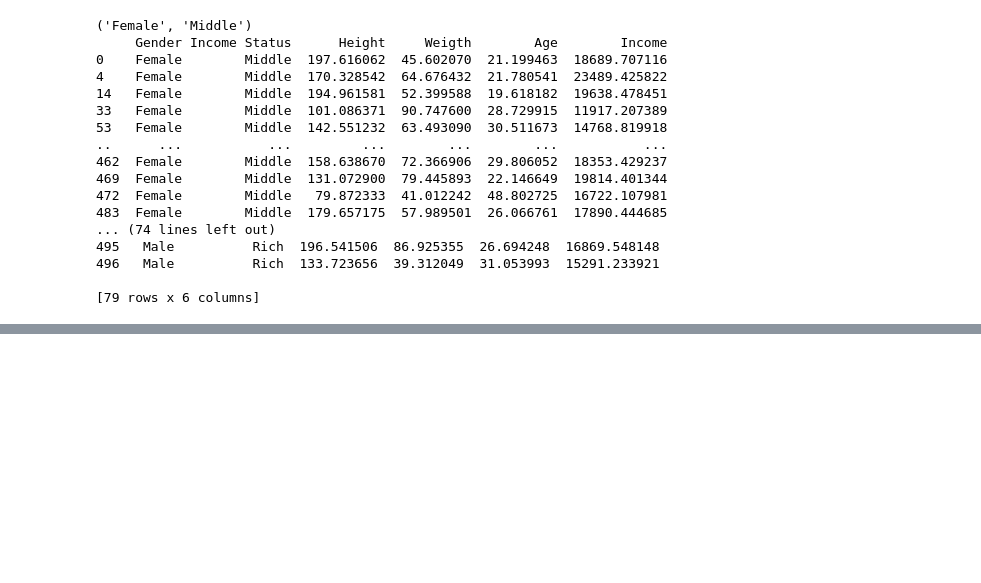
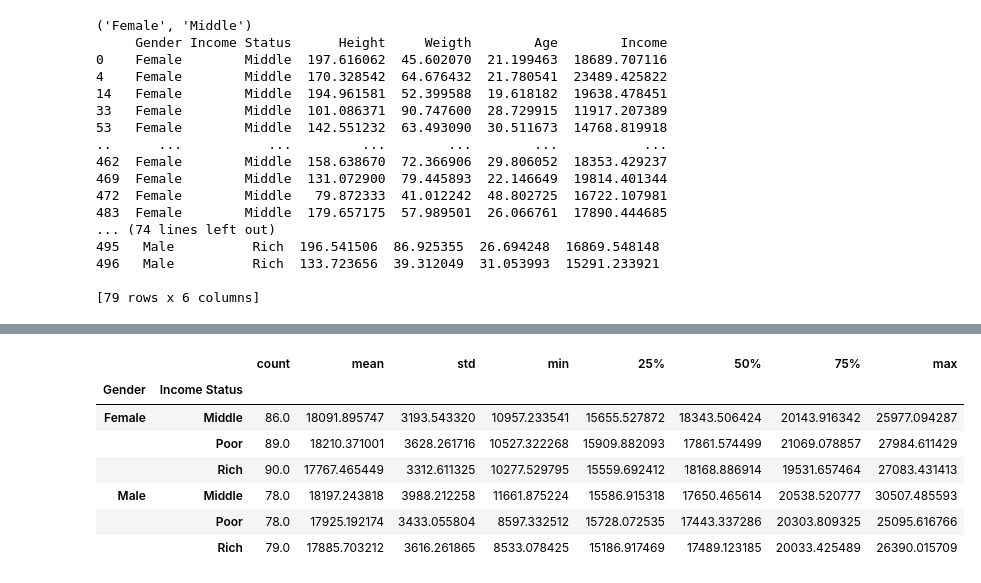
Before and after one commit to nil-andreu/machinelearningcourse, a Jupyter notebook: Part 6; Data Cleaning - Data Agrupation.ipynb, the cells around one changed output, grey strips where cells are left out. Cells and saved outputs as stored; diff of their text form; code cells hidden in the pictures; blank space fills up the shorter version.

```diff
--- a/Part 6; Data Cleaning - Data Agrupation.ipynb
+++ b/Part 6; Data Cleaning - Data Agrupation.ipynb
@@ -94,0 +110,13 @@ for names, groups in double_grouped:
+# %%
+#We can do it for a particular category
+grouped_income = double_grouped["Income"]
+grouped_income.describe()
+# %% [output]
+|  |  | count | mean | std | min | 25% | 50% | 75% | max |
+| Gender | Income Status |  |  |  |  |  |  |  |  |
+| Female | Middle | 86.0 | 18091.895747 | 3193.543320 | 10957.233541 | 15655.527872 | 18343.506424 | 20143.916342 | 25977.094287 |
+|  | Poor | 89.0 | 18210.371001 | 3628.261716 | 10527.322268 | 15909.882093 | 17861.574499 | 21069.078857 | 27984.611429 |
+|  | Rich | 90.0 | 17767.465449 | 3312.611325 | 10277.529795 | 15559.692412 | 18168.886914 | 19531.657464 | 27083.431413 |
+| Male | Middle | 78.0 | 18197.243818 | 3988.212258 | 11661.875224 | 15586.915318 | 17650.465614 | 20538.520777 | 30507.485593 |
+|  | Poor | 78.0 | 17925.192174 | 3433.055804 | 8597.332512 | 15728.072535 | 17443.337286 | 20303.809325 | 25095.616766 |
+|  | Rich | 79.0 | 17885.703212 | 3616.261865 | 8533.078425 | 15186.917469 | 17489.123185 | 20033.425489 | 26390.015709 |
```
Also changed, not shown: parts of 10 cells of this notebook.
